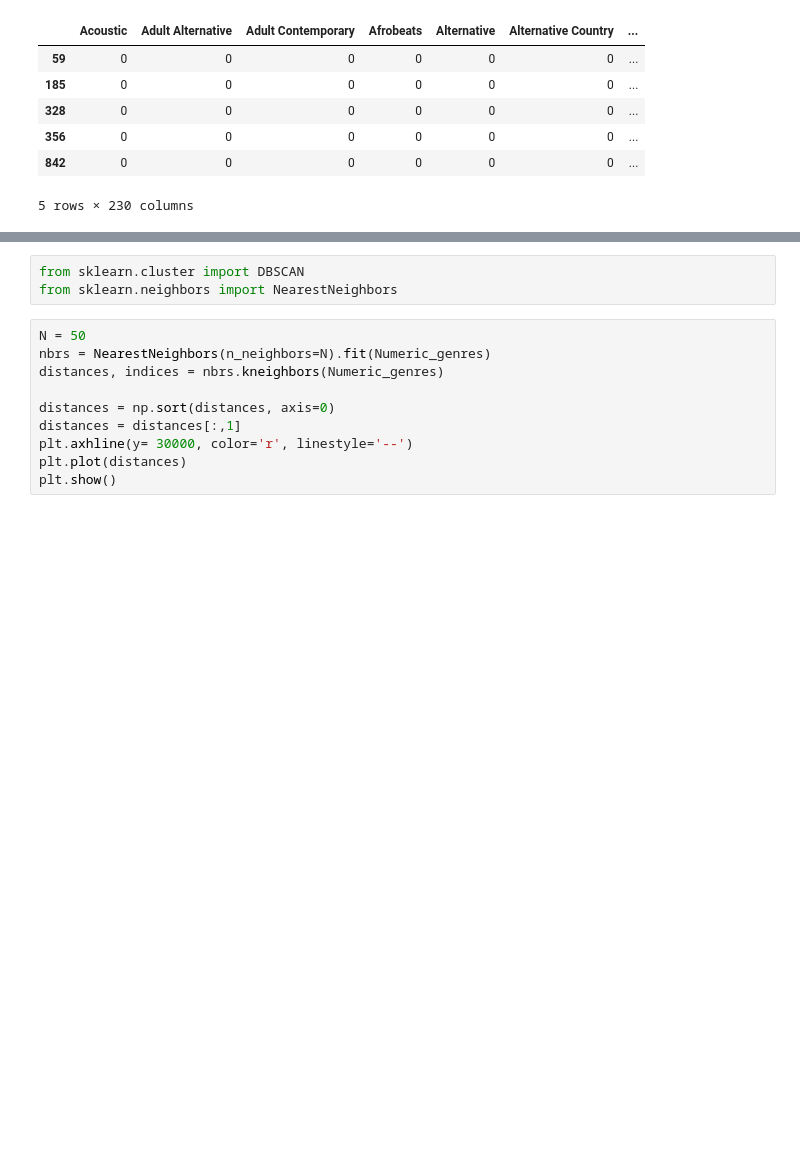
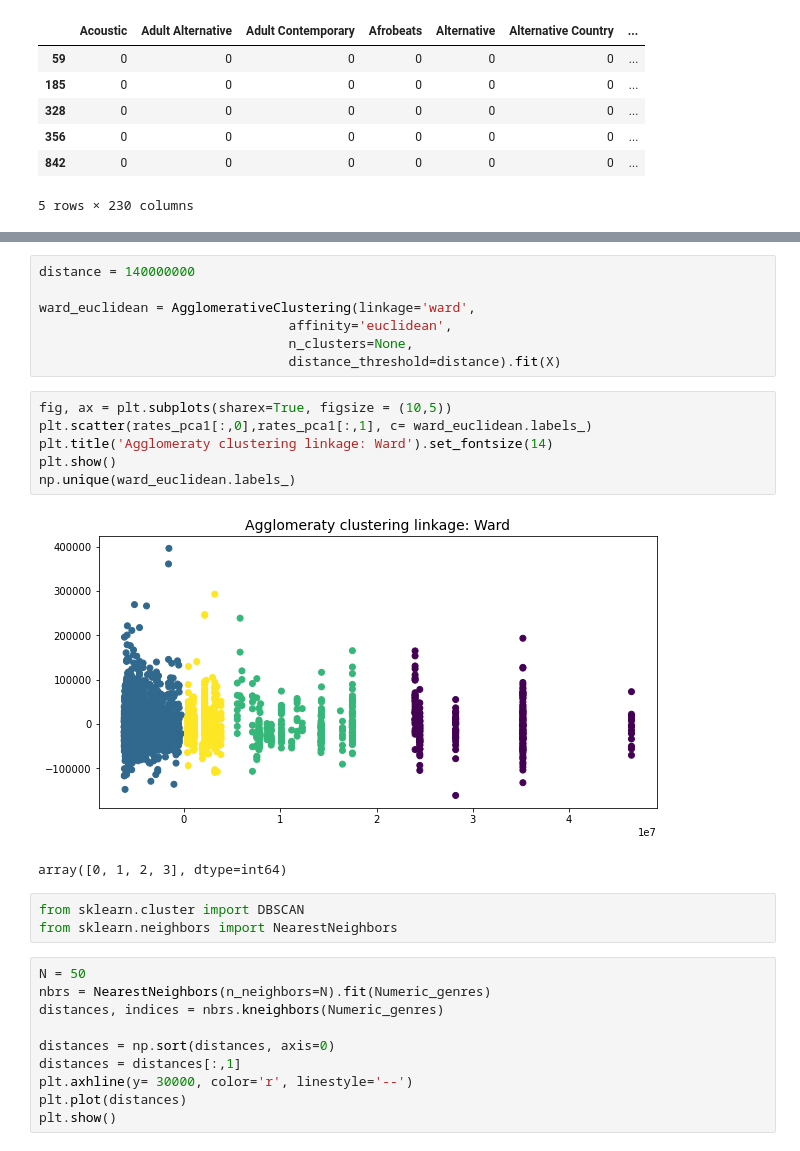
Before and after one commit to Litr0/Proyecto-Mineria, a Jupyter notebook: Hito1.ipynb, the cells around one changed output, grey strips where cells are left out. Cells and saved outputs as stored; diff of their text form; blank space fills up the shorter version.

```diff
--- a/Hito1.ipynb
+++ b/Hito1.ipynb
@@ -379,3 +429,19 @@ Name: Cluster_kmeans, dtype: int64
+# %%
+distance = 140000000
+
+ward_euclidean = AgglomerativeClustering(linkage='ward',
+                                affinity='euclidean',
+                                n_clusters=None,
+                                distance_threshold=distance).fit(X)
+# %%
+fig, ax = plt.subplots(sharex=True, figsize = (10,5))
+plt.scatter(rates_pca1[:,0],rates_pca1[:,1], c= ward_euclidean.labels_)
+plt.title('Agglomeraty clustering linkage: Ward').set_fontsize(14)
+plt.show()
+np.unique(ward_euclidean.labels_)
+# %% [output]
+[figure, added]
+array([0, 1, 2, 3], dtype=int64)
 # %%
 from sklearn.cluster import DBSCAN
 from sklearn.neighbors import NearestNeighbors
```
Also changed, not shown: parts of 13 cells of this notebook.
